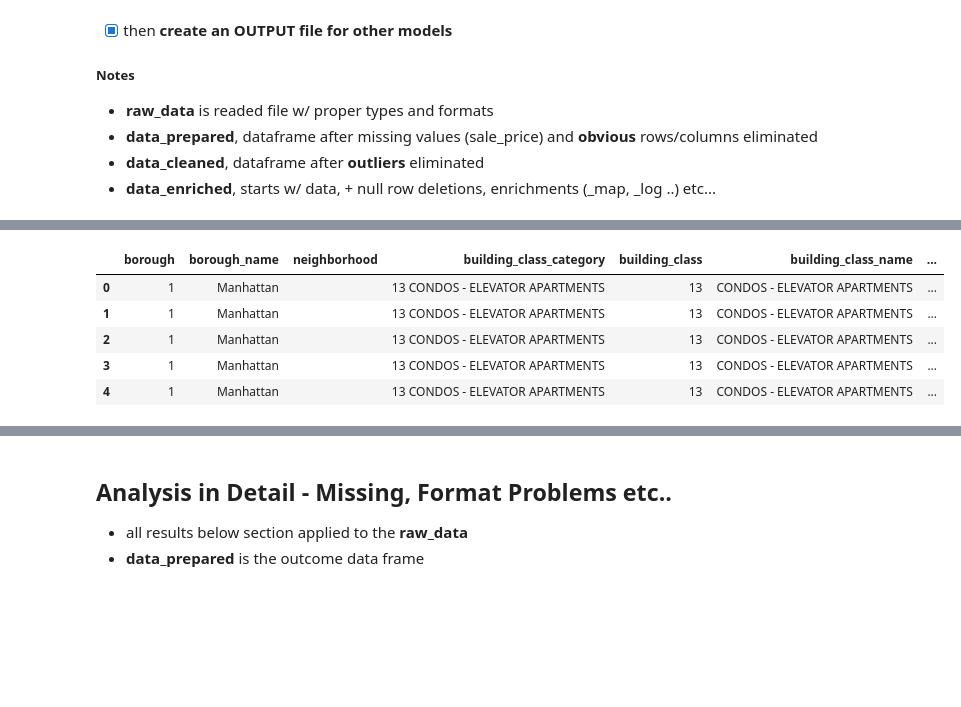
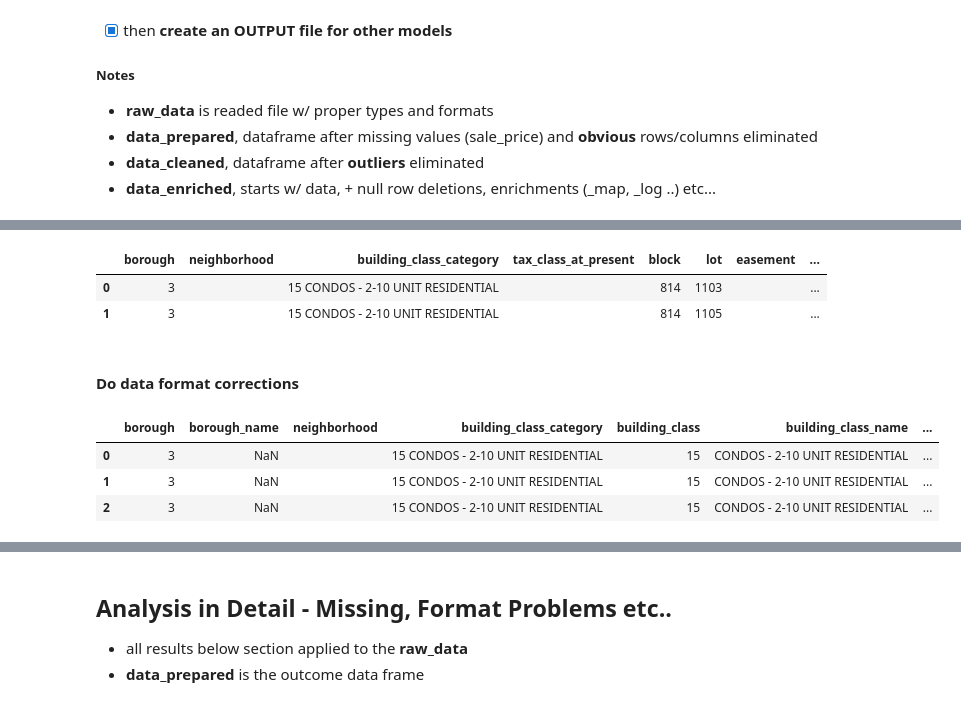
Before and after one commit to tansudasli/analytics-sandbox, a Jupyter notebook: real_estate_of_nyc_EDA.ipynb, the cells around one changed output, grey strips where cells are left out. Saved outputs shown, nothing was run; the diff lists cells and outputs as text; code cells hidden in the pictures; blank space fills up the shorter version.

```diff
--- a/real_estate_of_nyc_EDA.ipynb
+++ b/real_estate_of_nyc_EDA.ipynb
@@ -67,28 +73,49 @@ sns.set()
 pd.set_option('display.max_columns', 500)
 pd.set_option('display.max_rows', None)
 pd.set_option('display.max_colwidth', 250)
+# %%
+# read all datasets w/ dates
+filenames = glob.glob(os.path.join('dataset/housing/', 'r*.csv'))
+
+#
+li = []
+
+for filename in filenames:
+    df = pd.read_csv(filename, \
+                dtype={'YEAR BUILT': object, 'BLOCK': object, 'LOT': object, 'ZIP CODE': object,
+                       'COMMERCIAL UNITS': object,
+                       'BOROUGH': object, 'NEIGHBORHOOD': object, 'BUILDING CLASS CATEGORY': object,
+                       'TAX CLASS AT PRESENT': object,  'EASE-MENT': object,
+                       'BUILDING CLASS AT PRESENT': object, 'ADDRESS': object,
+                       'APART\nMENT\nNUMBER': object,
+                       'RESIDENTIAL UNITS': object, 'COMMERCIAL UNITS': object, 'TOTAL UNITS': object,
+                       'LAND SQUARE FEET': object, 'GROSS SQUARE FEET': object,
+                       'TAX CLASS AT TIME OF SALE': object, 'BUILDING CLASS AT TIME OF SALE': object,
+                       'SALE\nPRICE': object}, \
+                parse_dates=['SALE DATE'], \
+                infer_datetime_format=True)
+    li.append(df)
+
+
+raw_data = pd.concat(li, axis=0, ignore_index=True)
+
+# change column names
+raw_data.columns = ['borough', 'neighborhood', 'building_class_category',
+                    'tax_class_at_present', 'block', 'lot', 'easement',
+                    'building_class_at_present', 'address', 'apartment_number',
+                    'zipcode', 'residential_units', 'commercial_units', 'total_units',
+                    'land_square_feet', 'gross_square_feet', 'year_built',
+                    'tax_class_at_sale', 'building_class_at_sale',
+                    'sale_price', 'sale_date']
+
+raw_data.head(2)
+# %% [output]
+|  | borough | neighborhood | building_class_category | tax_class_at_present | block | lot | easement | ... |
+| 0 | 3 |  | 15 CONDOS - 2-10 UNIT RESIDENTIAL |  | 814 | 1103 |  | ... |
+| 1 | 3 |  | 15 CONDOS - 2-10 UNIT RESIDENTIAL |  | 814 | 1105 |  | ... |
+# %% [markdown]
+#### Do data format corrections
 # %%
-# read all datasets w/ dates
-
-raw_data = pd.read_csv('dataset/housing/rollingsales_manhattan.csv', parse_dates=['SALE DATE'], infer_datetime_format=True)
-raw_data_bronx = pd.read_csv('dataset/housing/rollingsales_bronx.csv', parse_dates=['SALE DATE'], infer_datetime_format=True)
-raw_data_brooklyn = pd.read_csv('dataset/housing/rollingsales_brooklyn.csv', parse_dates=['SALE DATE'], infer_datetime_format=True)
-raw_data_queens = pd.read_csv('dataset/housing/rollingsales_queens.csv', parse_dates=['SALE DATE'], infer_datetime_format=True)
-raw_data_statenisland = pd.read_csv('dataset/housing/rollingsales_statenisland.csv', parse_dates=['SALE DATE'],  infer_datetime_format=True)
-
-# combine all into 1
-raw_data = raw_data.append([raw_data_bronx, raw_data_brooklyn, raw_data_queens, raw_data_statenisland],
-                           ignore_index=True)
-
-# change column names
-raw_data.columns = ['borough', 'neighborhood', 'building_class_category',
-                    'tax_class_at_present', 'block', 'lot', 'easement',
-                    'building_class_at_present', 'address', 'apartment_number',
-                    'zipcode', 'residential_units', 'commercial_units', 'total_units',
-                    'land_square_feet', 'gross_square_feet', 'year_built',
-                    'tax_class_at_sale', 'building_class_at_sale',
-                    'sale_price', 'sale_date']
-
 # map and extract some of them, delete white-spaces, delete ',' from number columns
 raw_data['borough_name'] = raw_data['borough'].map({1:'Manhattan', 3:'Brooklyn',
                                                     2:'Bronx', 4:'Queens',
@@ -105,38 +132,34 @@ raw_data['total_units'] = raw_data['total_units'].str.replace(r',', '')
 raw_data['address_'] = raw_data['address'].str.split(r'(^\s+)|(\s+)$', expand=True)[3]
 
 # whitespace at end
 # then, extract 01 and CONDOS - xyz part
 # 01 CONDOS - xyz klm
 raw_data['building_class'] = raw_data['building_class_category'].str.split(r'(\s+)$', expand=True)[0] \
                                                                 .str.split(r'(^\S+)(\s+)', expand=True)[1]
 
 raw_data['building_class_name'] = raw_data['building_class_category'].str.split(r'(\s+)$', expand=True)[0] \
                                                                      .str.split(r'(^\S+)(\s+)', expand=True)[3]
 
 
 for col in ('land_square_feet', 'gross_square_feet'):
     raw_data[col] = raw_data[col].str.replace(r',', '').astype(int)
 
 
 raw_data['sale_price'] = raw_data['sale_price'].str.replace(r',|\$', '').astype(float)
 
-
 # change column names' order
 raw_data = raw_data[['borough', 'borough_name' , 'neighborhood',
                      'building_class_category', 'building_class', 'building_class_name',
                      'tax_class_at_present', 'tax_class_at_sale',
                      'block', 'lot', 'easement','building_class_at_present', 'building_class_at_sale',
                      'address', 'address_', 'apartment_number','zipcode',
                      'residential_units', 'commercial_units', 'total_units',
                      'land_square_feet', 'gross_square_feet',
                      'year_built','sale_date', 'sale_price']]
 
-
-raw_data.head()
+raw_data.head(3)
 # %% [output]
 |  | borough | borough_name | neighborhood | building_class_category | building_class | building_class_name | ... |
-| 0 | 1 | Manhattan |  | 13 CONDOS - ELEVATOR APARTMENTS | 13 | CONDOS - ELEVATOR APARTMENTS | ... |
-| 1 | 1 | Manhattan |  | 13 CONDOS - ELEVATOR APARTMENTS | 13 | CONDOS - ELEVATOR APARTMENTS | ... |
-| 2 | 1 | Manhattan |  | 13 CONDOS - ELEVATOR APARTMENTS | 13 | CONDOS - ELEVATOR APARTMENTS | ... |
-| 3 | 1 | Manhattan |  | 13 CONDOS - ELEVATOR APARTMENTS | 13 | CONDOS - ELEVATOR APARTMENTS | ... |
-| 4 | 1 | Manhattan |  | 13 CONDOS - ELEVATOR APARTMENTS | 13 | CONDOS - ELEVATOR APARTMENTS | ... |
+| 0 | 3 | NaN |  | 15 CONDOS - 2-10 UNIT RESIDENTIAL | 15 | CONDOS - 2-10 UNIT RESIDENTIAL | ... |
+| 1 | 3 | NaN |  | 15 CONDOS - 2-10 UNIT RESIDENTIAL | 15 | CONDOS - 2-10 UNIT RESIDENTIAL | ... |
+| 2 | 3 | NaN |  | 15 CONDOS - 2-10 UNIT RESIDENTIAL | 15 | CONDOS - 2-10 UNIT RESIDENTIAL | ... |
```
Also changed, not shown: parts of 13 cells of this notebook.
